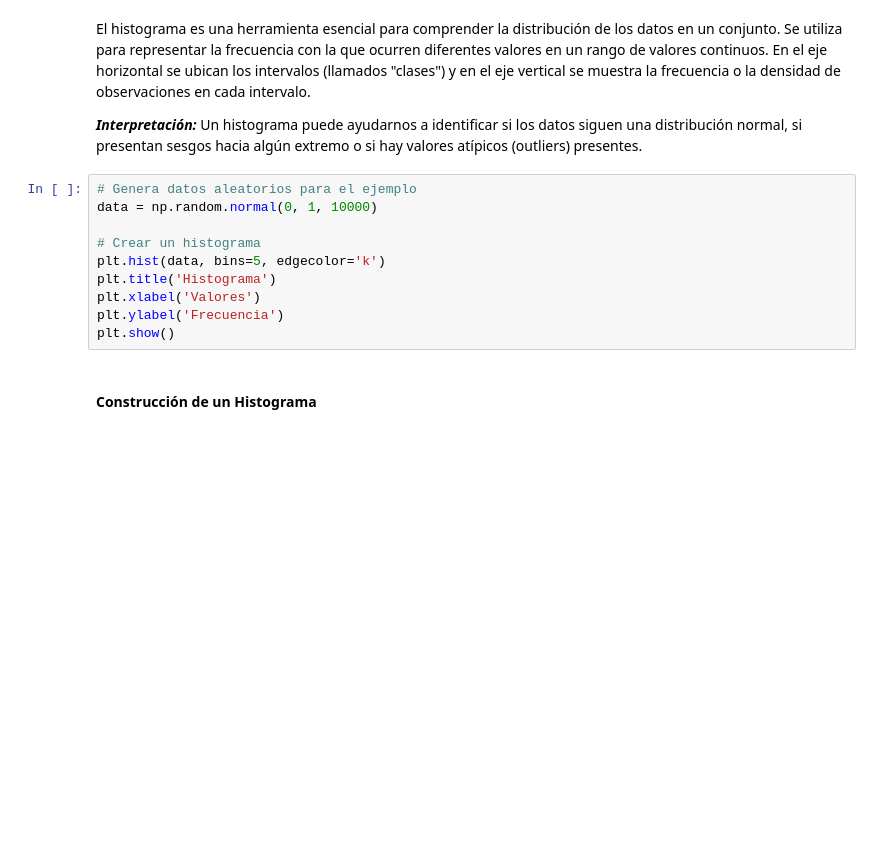
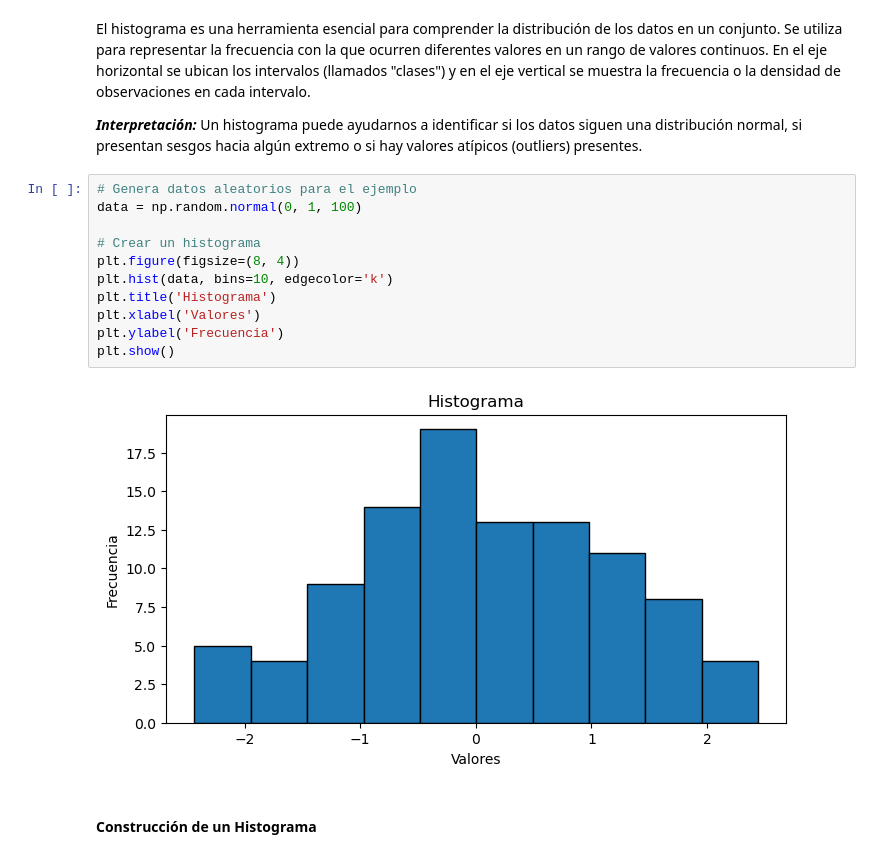
Before and after one commit to carlosalvarezh/Analitica_Datos, a Jupyter notebook: C01_Estadistica_Univariante.ipynb, the cells around one changed output. Cells and saved outputs as stored; diff of their text form; blank space fills up the shorter version.

```diff
--- a/C01_Estadistica_Univariante.ipynb
+++ b/C01_Estadistica_Univariante.ipynb
@@ -634,14 +719,17 @@ El histograma es una herramienta esencial para comprender la distribución de lo
 ***Interpretación:*** Un histograma puede ayudarnos a identificar si los datos siguen una distribución normal, si presentan sesgos hacia algún extremo o si hay valores atípicos (outliers) presentes.
 # %%
 # Genera datos aleatorios para el ejemplo
-data = np.random.normal(0, 1, 10000)
+data = np.random.normal(0, 1, 100)
 
 # Crear un histograma
-plt.hist(data, bins=5, edgecolor='k')
+plt.figure(figsize=(8, 4))
+plt.hist(data, bins=10, edgecolor='k')
 plt.title('Histograma')
 plt.xlabel('Valores')
 plt.ylabel('Frecuencia')
 plt.show()
+# %% [output]
+[figure, added]
 # %% [markdown]
 #### Construcción de un Histograma
 # %% [markdown]
```
Also changed, not shown: parts of 74 cells of this notebook, 18 other files.
